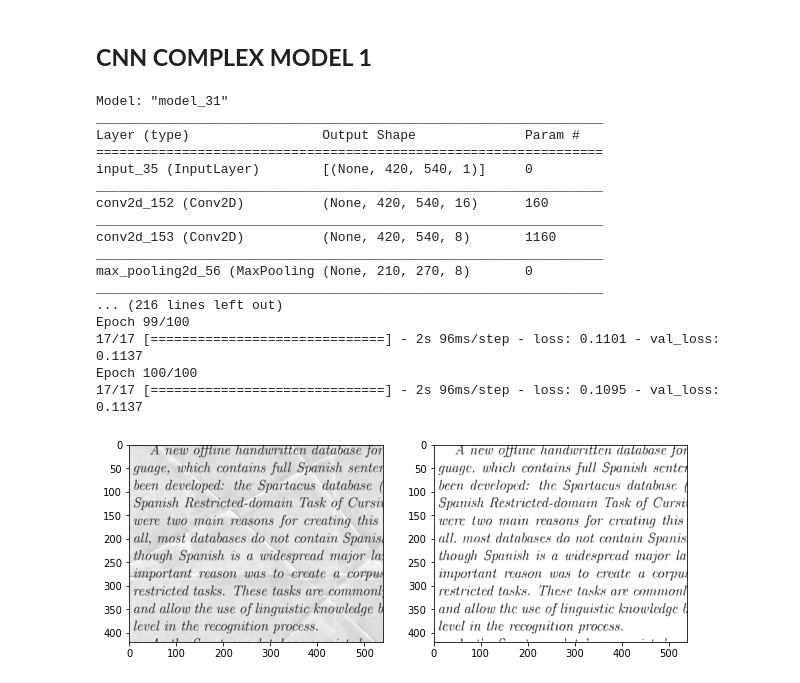
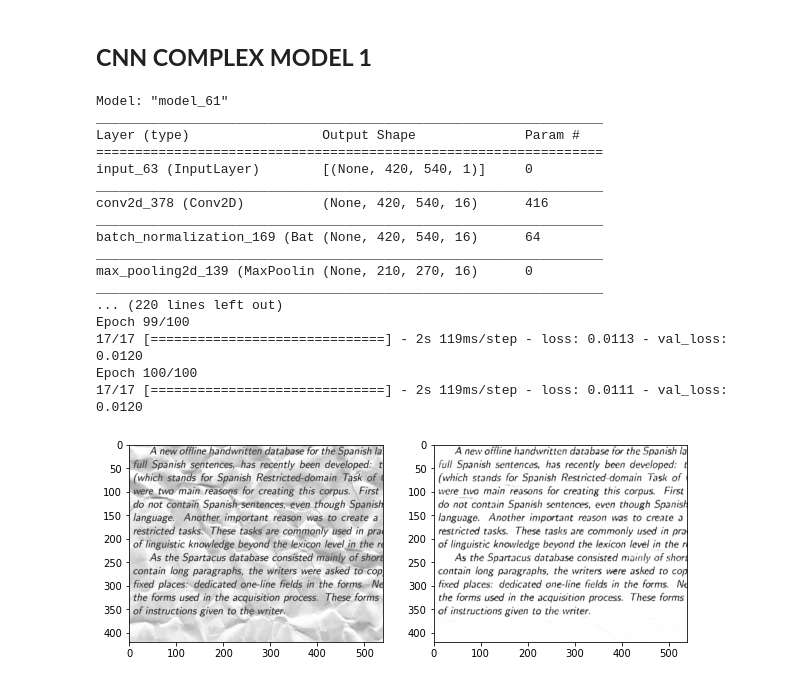
Before and after one commit to Anish-AV/Autoencoder, a Jupyter notebook: Reconstruct_corrupted_text.ipynb, the cells around one changed output. Cells and saved outputs as stored; diff of their text form; code cells hidden in the pictures.

```diff
--- a/Reconstruct_corrupted_text.ipynb
+++ b/Reconstruct_corrupted_text.ipynb
@@ -69,6 +130,8 @@ Total number of validation samples:  (15, 420, 540, 1)
 # %% [markdown]
 ## **BASIC CNN MODEL**
 # %%
+#Datagen= ImageDataGenerator(featurewise_center=True,featurewise_std_normalization=True,rotation_range=20,width_shift_range=0.2,height_shift_range=0.2,horizontal_flip=True)
+
 #Building our autoencoder
 def build_autoenocder():
     input_img = tf.keras.layers.Input(shape=(420, 540, 1)) # adapt this if using `channels_first` image data format
@@ -93,13 +156,14 @@ def build_autoenocder():
 
 
     autoencoder = tf.keras.models.Model(input_img, decoded)
-    autoencoder.compile(optimizer='adam', loss=root_mean_squared_error)
+    autoencoder.compile(optimizer='adadelta', loss='binary_crossentropy')
     return autoencoder
 autoencoder = build_autoenocder()
 autoencoder.summary()
 
 # Train your model
 autoencoder.fit(X_train, y_train, epochs=100, batch_size=8, validation_data=(X_valid, y_valid))
+#autoencoder.fit_generator(Datagen.flow(X_train, y_train, batch_size=8),steps_per_epoch=len(x_train) / 8, validation_data=(X_valid, y_valid), epochs=100)
 predicted_label = autoencoder.predict(test)
 f, ax = plt.subplots(1,2, figsize=(10,10))
 
@@ -128,59 +192,61 @@ Epoch 100/100
 # %% [markdown]
 ## **CNN COMPLEX MODEL 1**
 # %%
+#Datagen= ImageDataGenerator(featurewise_center=True,featurewise_std_normalization=True,rotation_range=20,width_shift_range=0.2,height_shift_range=0.2,horizontal_flip=True)
 #Building our autoencoder
 def build_autoenocder():
     input_img = tf.keras.layers.Input(shape=(420, 540, 1)) # adapt this if using `channels_first` image data format
 
 
-    x = tf.keras.layers.Conv2D(16, (3, 3), activation='relu', padding='same')(input_img)
-    #x = tf.keras.layers.MaxPooling2D((2, 2), padding='same')(x)
-    x = tf.keras.layers.Conv2D(8, (3, 3), activation='relu', padding='same')(x)
+    x = tf.keras.layers.Conv2D(16, (5, 5), activation='relu', padding='same')(input_img)
+    x = tf.keras.layers.BatchNormalization()(x)
     x = tf.keras.layers.MaxPooling2D((2, 2), padding='same')(x)
-    x = tf.keras.layers.Conv2D(8, (3, 3), activation='relu', padding='same')(x)
+    x = tf.keras.layers.Conv2D(8, (5, 5), activation='relu', padding='same')(x)
+    x = tf.keras.layers.BatchNormalization()(x)
     encoded = tf.keras.layers.MaxPooling2D((2, 2), padding='same')(x)
 
     # at this point the representation is (4, 4, 8) i.e. 128-dimensional
 
-    x = tf.keras.layers.Conv2D(8, (3, 3), activation='relu', padding='same')(encoded)
+    x = tf.keras.layers.Conv2D(8, (5, 5), activation='relu', padding='same')(encoded)
+    x = tf.keras.layers.BatchNormalization()(x)
     x = tf.keras.layers.UpSampling2D((2, 2))(x)
-    x = tf.keras.layers.Conv2D(8, (3, 3), activation='relu', padding='same')(x)
+    x = tf.keras.layers.Conv2D(8, (5, 5), activation='relu', padding='same')(x)
+    x = tf.keras.layers.BatchNormalization()(x)
     x = tf.keras.layers.UpSampling2D((2, 2))(x)
-    x = tf.keras.layers.Conv2D(16, (3, 3), activation='relu',padding='same')(x)
-    #x = tf.keras.layers.UpSampling2D((2, 2))(x)
     decoded = tf.keras.layers.Conv2D(1, (3, 3), activation='sigmoid', padding='same')(x)
 
 
     autoencoder = tf.keras.models.Model(input_img, decoded)
-    autoencoder.compile(optimizer='adam', loss=root_mean_squared_error)
+    autoencoder.compile(optimizer='adam', loss='mse')
     return autoencoder
 autoencoder = build_autoenocder()
 autoencoder.summary()
 
 # Train your model
+#autoencoder.fit_generator(Datagen.flow(X_train, y_train, batch_size=8),steps_per_epoch=len(x_train) / 8, validation_data=(X_valid, y_valid), epochs=100)
 autoencoder.fit(X_train, y_train, epochs=100, batch_size=8, validation_data=(X_valid, y_valid))
 predicted_label = autoencoder.predict(test)
 f, ax = plt.subplots(1,2, figsize=(10,10))
 
 ax[0].imshow(np.squeeze(test[1]),cmap='gray')
 ax[1].imshow(np.squeeze(predicted_label[1]),cmap='gray')
 plt.show()
 # %% [output]
-Model: "model_31"
+Model: "model_61"
 _________________________________________________________________
 Layer (type)                 Output Shape              Param #
 =================================================================
-input_35 (InputLayer)        [(None, 420, 540, 1)]     0
+input_63 (InputLayer)        [(None, 420, 540, 1)]     0
 _________________________________________________________________
-conv2d_152 (Conv2D)          (None, 420, 540, 16)      160
+conv2d_378 (Conv2D)          (None, 420, 540, 16)      416
 _________________________________________________________________
-conv2d_153 (Conv2D)          (None, 420, 540, 8)       1160
+batch_normalization_169 (Bat (None, 420, 540, 16)      64
 _________________________________________________________________
-max_pooling2d_56 (MaxPooling (None, 210, 270, 8)       0
+max_pooling2d_139 (MaxPoolin (None, 210, 270, 16)      0
 _________________________________________________________________
-... (216 lines left out)
+... (220 lines left out)
 Epoch 99/100
-17/17 [==============================] - 2s 96ms/step - loss: 0.1101 - val_loss: 0.1137
+17/17 [==============================] - 2s 119ms/step - loss: 0.0113 - val_loss: 0.0120
 Epoch 100/100
-17/17 [==============================] - 2s 96ms/step - loss: 0.1095 - val_loss: 0.1137
+17/17 [==============================] - 2s 119ms/step - loss: 0.0111 - val_loss: 0.0120
-[figure, old version]
+[figure, new version]
```
Also changed, not shown: parts of 8 cells of this notebook.
